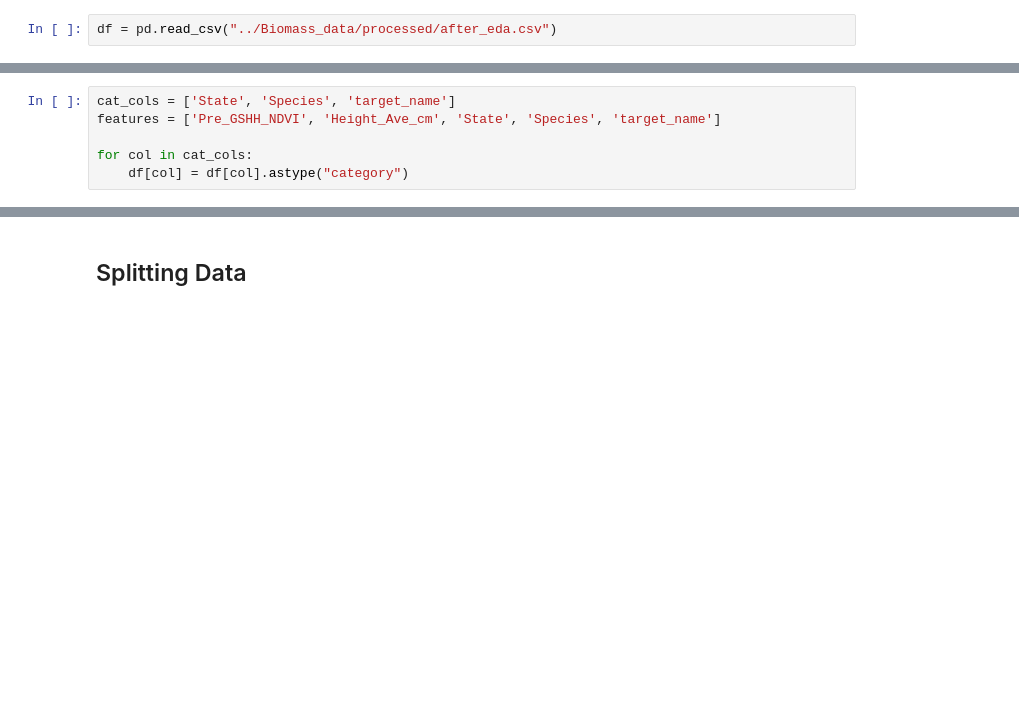
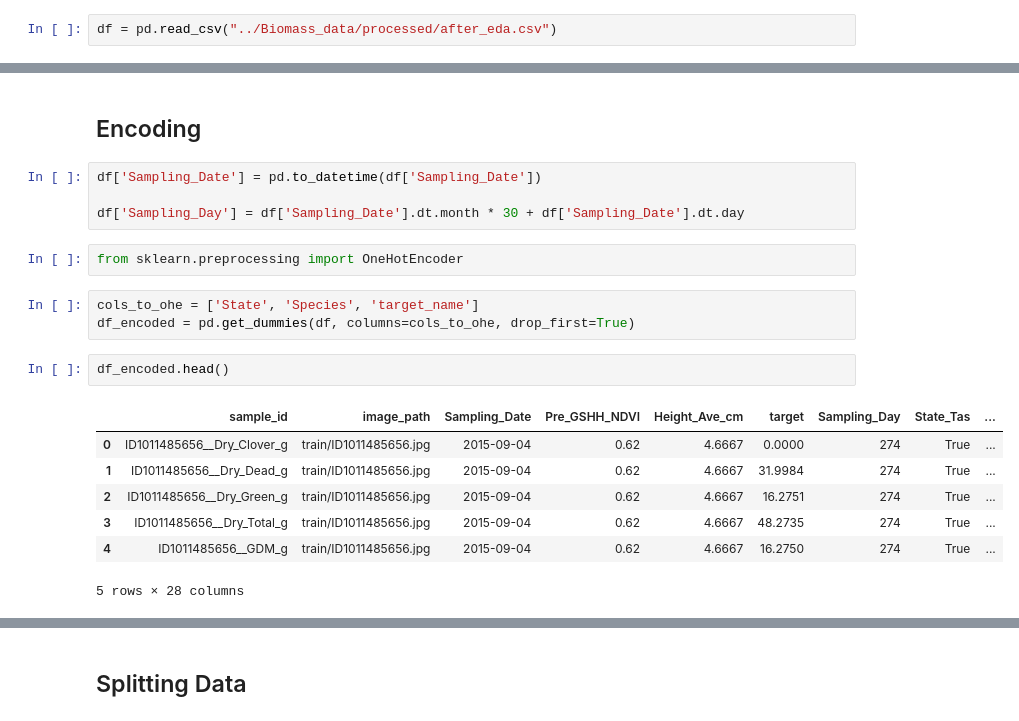
Before and after one commit to VeriLabs-Team/biomass-prediction, a Jupyter notebook: Notebooks/xgboost_model.ipynb, the cells around one changed output, grey strips where cells are left out. Cells and saved outputs as stored; diff of their text form; blank space fills up the shorter version.

```diff
--- a/Notebooks/xgboost_model.ipynb
+++ b/Notebooks/xgboost_model.ipynb
@@ -12,9 +12,24 @@ df.head()
 | 2 | ID1011485656__Dry_Green_g | train/ID1011485656.jpg | 2015/9/4 | Tas | Ryegrass_Clover | 0.62 | 4.6667 | Dry_Green_g | ... |
 | 3 | ID1011485656__Dry_Total_g | train/ID1011485656.jpg | 2015/9/4 | Tas | Ryegrass_Clover | 0.62 | 4.6667 | Dry_Total_g | ... |
 | 4 | ID1011485656__GDM_g | train/ID1011485656.jpg | 2015/9/4 | Tas | Ryegrass_Clover | 0.62 | 4.6667 | GDM_g | ... |
-# %%
-cat_cols = ['State', 'Species', 'target_name']
-features = ['Pre_GSHH_NDVI', 'Height_Ave_cm', 'State', 'Species', 'target_name']
-
-for col in cat_cols:
-    df[col] = df[col].astype("category")
+# %% [markdown]
+## Encoding
+# %%
+df['Sampling_Date'] = pd.to_datetime(df['Sampling_Date'])
+
+df['Sampling_Day'] = df['Sampling_Date'].dt.month * 30 + df['Sampling_Date'].dt.day
+# %%
+from sklearn.preprocessing import OneHotEncoder
+# %%
+cols_to_ohe = ['State', 'Species', 'target_name']
+df_encoded = pd.get_dummies(df, columns=cols_to_ohe, drop_first=True)
+# %%
+df_encoded.head()
+# %% [output]
+|  | sample_id | image_path | Sampling_Date | Pre_GSHH_NDVI | Height_Ave_cm | target | Sampling_Day | State_Tas | ... |
+| 0 | ID1011485656__Dry_Clover_g | train/ID1011485656.jpg | 2015-09-04 | 0.62 | 4.6667 | 0.0000 | 274 | True | ... |
+| 1 | ID1011485656__Dry_Dead_g | train/ID1011485656.jpg | 2015-09-04 | 0.62 | 4.6667 | 31.9984 | 274 | True | ... |
+| 2 | ID1011485656__Dry_Green_g | train/ID1011485656.jpg | 2015-09-04 | 0.62 | 4.6667 | 16.2751 | 274 | True | ... |
+| 3 | ID1011485656__Dry_Total_g | train/ID1011485656.jpg | 2015-09-04 | 0.62 | 4.6667 | 48.2735 | 274 | True | ... |
+| 4 | ID1011485656__GDM_g | train/ID1011485656.jpg | 2015-09-04 | 0.62 | 4.6667 | 16.2750 | 274 | True | ... |
+5 rows × 28 columns
```
Also changed, not shown: parts of 13 cells of this notebook.
